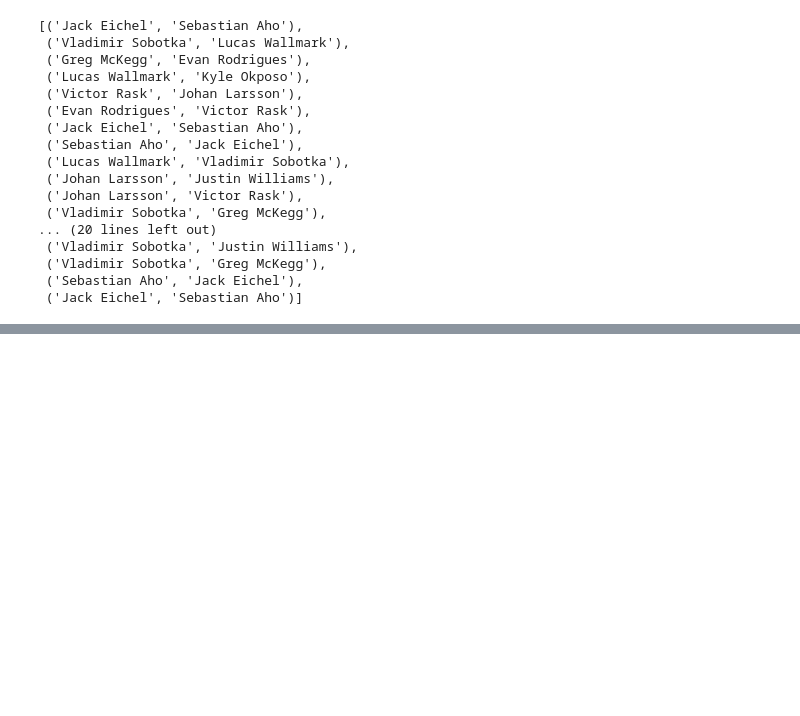
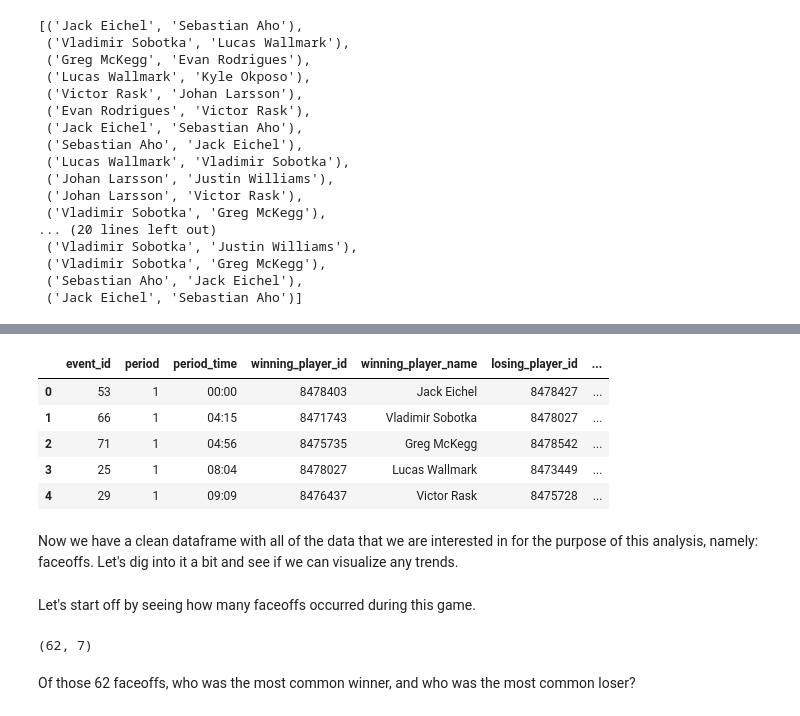
Before and after one commit to yanniskatsaros/hockey-analytics, a Jupyter notebook: nhl-api-data.ipynb, the cells around one changed output, grey strips where cells are left out. Cells and saved outputs as stored; diff of their text form; code cells hidden in the pictures; blank space fills up the shorter version.

```diff
--- a/nhl-api-data.ipynb
+++ b/nhl-api-data.ipynb
@@ -2,0 +1,5 @@ import requests
+# %%
+import requests
+import pandas as pd
+
+pd.options.display.max_columns = None
@@ -149,0 +287,4 @@ event_dict
+# %%
+plays = json.get('liveData').get('plays').get('allPlays')
+# %%
+play = plays[0]
@@ -149,0 +308,48 @@ event_dict
+# %%
+faceoffs = {
+    'event_id' : [],
+    'period' : [],
+    'period_time' : [],
+    'winning_player_id' : [],
+    'winning_player_name' : [],
+    'losing_player_id' : [],
+    'losing_player_name' : [],
+}
+
+for play in plays:
+    if play.get('result').get('event') != 'Faceoff':
+        continue
+
+    faceoffs['event_id'].append(play.get('about').get('eventId'))
+    faceoffs['period'].append(play.get('about').get('period'))
+    faceoffs['period_time'].append(play.get('about').get('periodTime'))
+
+    winning_player = play.get('players')[0]
+    losing_player = play.get('players')[1]
+
+    faceoffs['winning_player_id'].append(winning_player.get('player').get('id'))
+    faceoffs['winning_player_name'].append(winning_player.get('player').get('fullName'))
+
+    faceoffs['losing_player_id'].append(losing_player.get('player').get('id'))
+    faceoffs['losing_player_name'].append(losing_player.get('player').get('fullName'))
+
+faceoffs = pd.DataFrame(faceoffs)
+# %%
+faceoffs.head()
+# %% [output]
+|  | event_id | period | period_time | winning_player_id | winning_player_name | losing_player_id | ... |
+| 0 | 53 | 1 | 00:00 | 8478403 | Jack Eichel | 8478427 | ... |
+| 1 | 66 | 1 | 04:15 | 8471743 | Vladimir Sobotka | 8478027 | ... |
+| 2 | 71 | 1 | 04:56 | 8475735 | Greg McKegg | 8478542 | ... |
+| 3 | 25 | 1 | 08:04 | 8478027 | Lucas Wallmark | 8473449 | ... |
+| 4 | 29 | 1 | 09:09 | 8476437 | Victor Rask | 8475728 | ... |
+# %% [markdown]
+Now we have a clean dataframe with all of the data that we are interested in for the purpose of this analysis, namely: faceoffs. Let's dig into it a bit and see if we can visualize any trends.
+# %% [markdown]
+Let's start off by seeing how many faceoffs occurred during this game.
+# %%
+faceoffs.shape
+# %% [output]
+(62, 7)
+# %% [markdown]
+Of those 62 faceoffs, who was the most common winner, and who was the most common loser?
```
Also changed, not shown: parts of 29 cells of this notebook, 1 other file.
